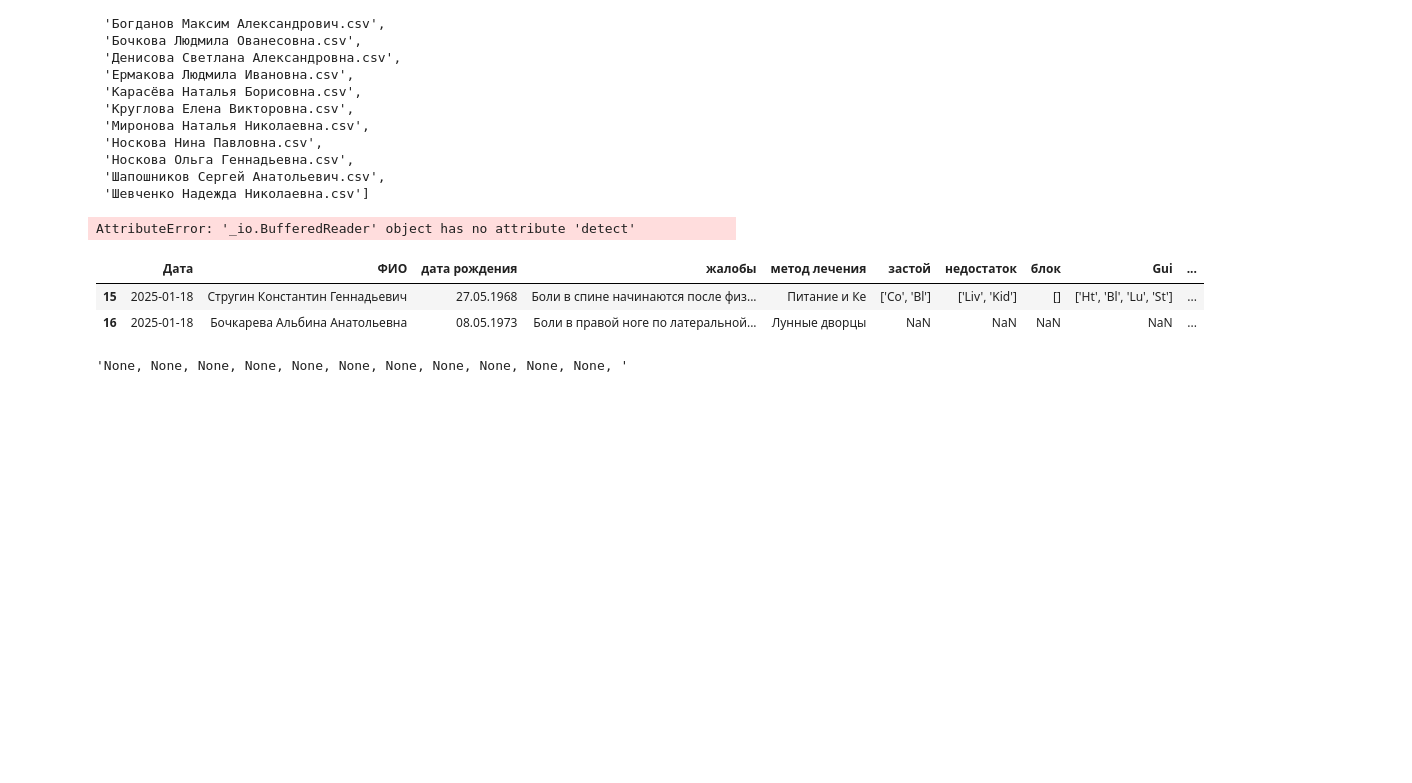
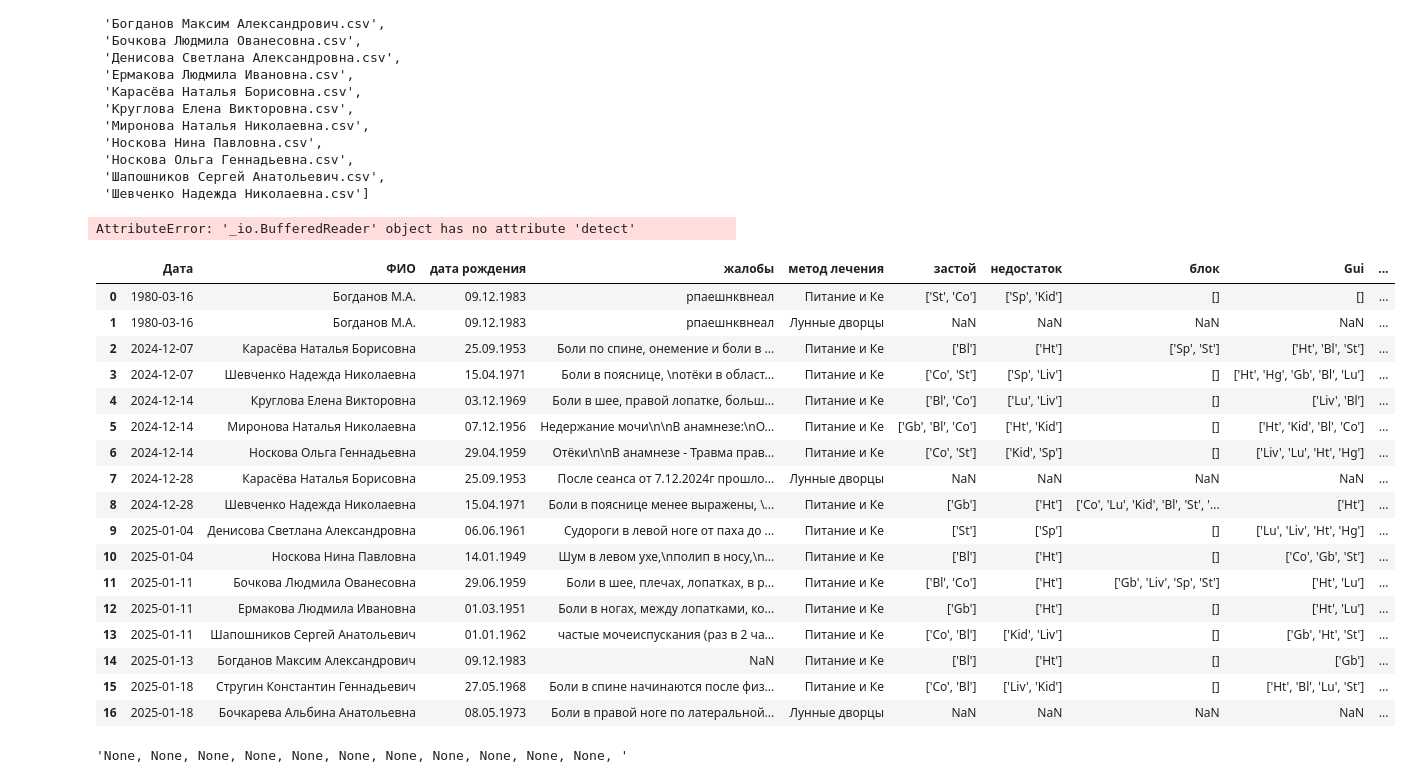
Before and after one commit to Sonnenbergenfluganschluss/KKM, a Jupyter notebook: another KKM.ipynb, the cells around one changed output. Saved outputs shown, nothing was run; the diff lists cells and outputs as text; code cells hidden in the pictures; blank space fills up the shorter version.

```diff
--- a/another KKM.ipynb
+++ b/another KKM.ipynb
@@ -103,21 +103,36 @@ file.close()
 # %%
 patients = pd.read_csv("patients/patients.csv")#.drop('Unnamed: 0', axis=1)#,index_col="Дата", parse_dates=True
 # patients = pd.read_csv(f"patients/{onlyfiles[2]}")
 # for file in onlyfiles[3:]:
 #     patient = pd.read_csv(f"patients/{file}")
 #     patients = pd.concat([patients, patient], axis=0)
 
 # # patients['Unnamed: 0'] = patients['Unnamed: 0'].str.replace("/", ".")
 # patients['Unnamed: 0'] = pd.to_datetime(patients['Unnamed: 0'], format="mixed", dayfirst=True)
 # patients = patients.sort_values("Unnamed: 0")
 # patients = patients.rename(columns={"Unnamed: 0":"Дата"})
 # patients = patients.reset_index(drop=True)
 # # patients
 # patients.drop('Unnamed: 0.1', axis=1, inplace=True)
 
-patients[-2:]
+patients
 # %% [output]
 |  | Дата | ФИО | дата рождения | жалобы | метод лечения | застой | недостаток | блок | Gui | ... |
+| 0 | 1980-03-16 | Богданов М.А. | 09.12.1983 | рпаешнквнеал | Питание и Ке | ['St', 'Co'] | ['Sp', 'Kid'] | [] | [] | ... |
+| 1 | 1980-03-16 | Богданов М.А. | 09.12.1983 | рпаешнквнеал | Лунные дворцы | NaN | NaN | NaN | NaN | ... |
+| 2 | 2024-12-07 | Карасёва Наталья Борисовна | 25.09.1953 | Боли по спине, онемение и боли в ... | Питание и Ке | ['Bl'] | ['Ht'] | ['Sp', 'St'] | ['Ht', 'Bl', 'St'] | ... |
+| 3 | 2024-12-07 | Шевченко Надежда Николаевна | 15.04.1971 | Боли в пояснице, \nотёки в област... | Питание и Ке | ['Co', 'St'] | ['Sp', 'Liv'] | [] | ['Ht', 'Hg', 'Gb', 'Bl', 'Lu'] | ... |
+| 4 | 2024-12-14 | Круглова Елена Викторовна | 03.12.1969 | Боли в шее, правой лопатке, больш... | Питание и Ке | ['Bl', 'Co'] | ['Lu', 'Liv'] | [] | ['Liv', 'Bl'] | ... |
+| 5 | 2024-12-14 | Миронова Наталья Николаевна | 07.12.1956 | Недержание мочи\n\nВ анамнезе:\nО... | Питание и Ке | ['Gb', 'Bl', 'Co'] | ['Ht', 'Kid'] | [] | ['Ht', 'Kid', 'Bl', 'Co'] | ... |
+| 6 | 2024-12-14 | Носкова Ольга Геннадьевна | 29.04.1959 | Отёки\n\nВ анамнезе - Травма прав... | Питание и Ке | ['Co', 'St'] | ['Kid', 'Sp'] | [] | ['Liv', 'Lu', 'Ht', 'Hg'] | ... |
+| 7 | 2024-12-28 | Карасёва Наталья Борисовна | 25.09.1953 | После сеанса от 7.12.2024г прошло... | Лунные дворцы | NaN | NaN | NaN | NaN | ... |
+| 8 | 2024-12-28 | Шевченко Надежда Николаевна | 15.04.1971 | Боли в пояснице менее выражены, \... | Питание и Ке | ['Gb'] | ['Ht'] | ['Co', 'Lu', 'Kid', 'Bl', 'St', '... | ['Ht'] | ... |
+| 9 | 2025-01-04 | Денисова Светлана Александровна | 06.06.1961 | Судороги в левой ноге от паха до ... | Питание и Ке | ['St'] | ['Sp'] | [] | ['Lu', 'Liv', 'Ht', 'Hg'] | ... |
+| 10 | 2025-01-04 | Носкова Нина Павловна | 14.01.1949 | Шум в левом ухе,\nполип в носу,\n... | Питание и Ке | ['Bl'] | ['Ht'] | [] | ['Co', 'Gb', 'St'] | ... |
+| 11 | 2025-01-11 | Бочкова Людмила Ованесовна | 29.06.1959 | Боли в шее, плечах, лопатках, в р... | Питание и Ке | ['Bl', 'Co'] | ['Ht'] | ['Gb', 'Liv', 'Sp', 'St'] | ['Ht', 'Lu'] | ... |
+| 12 | 2025-01-11 | Ермакова Людмила Ивановна | 01.03.1951 | Боли в ногах, между лопатками, ко... | Питание и Ке | ['Gb'] | ['Ht'] | [] | ['Ht', 'Lu'] | ... |
+| 13 | 2025-01-11 | Шапошников Сергей Анатольевич | 01.01.1962 | частые мочеиспускания (раз в 2 ча... | Питание и Ке | ['Co', 'Bl'] | ['Kid', 'Liv'] | [] | ['Gb', 'Ht', 'St'] | ... |
+| 14 | 2025-01-13 | Богданов Максим Александрович | 09.12.1983 | NaN | Питание и Ке | ['Bl'] | ['Ht'] | [] | ['Gb'] | ... |
 | 15 | 2025-01-18 | Стругин Константин Геннадьевич | 27.05.1968 | Боли в спине начинаются после физ... | Питание и Ке | ['Co', 'Bl'] | ['Liv', 'Kid'] | [] | ['Ht', 'Bl', 'Lu', 'St'] | ... |
 | 16 | 2025-01-18 | Бочкарева Альбина Анатольевна | 08.05.1973 | Боли в правой ноге по латеральной... | Лунные дворцы | NaN | NaN | NaN | NaN | ... |
 # %%
```
